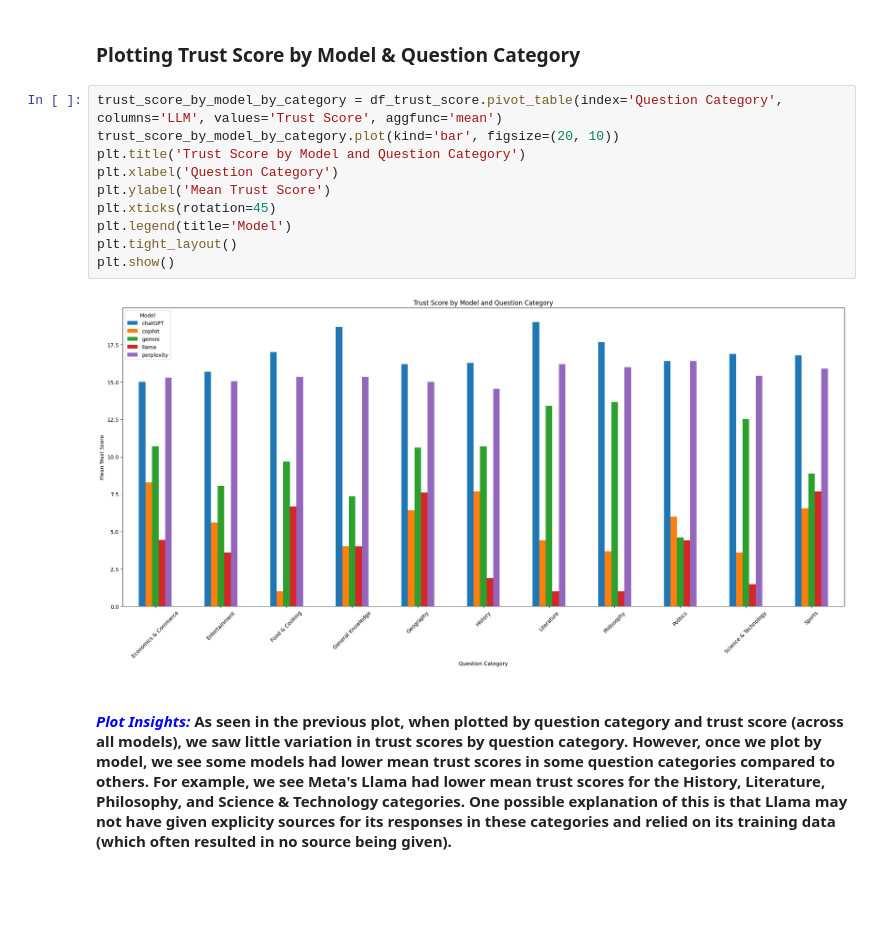
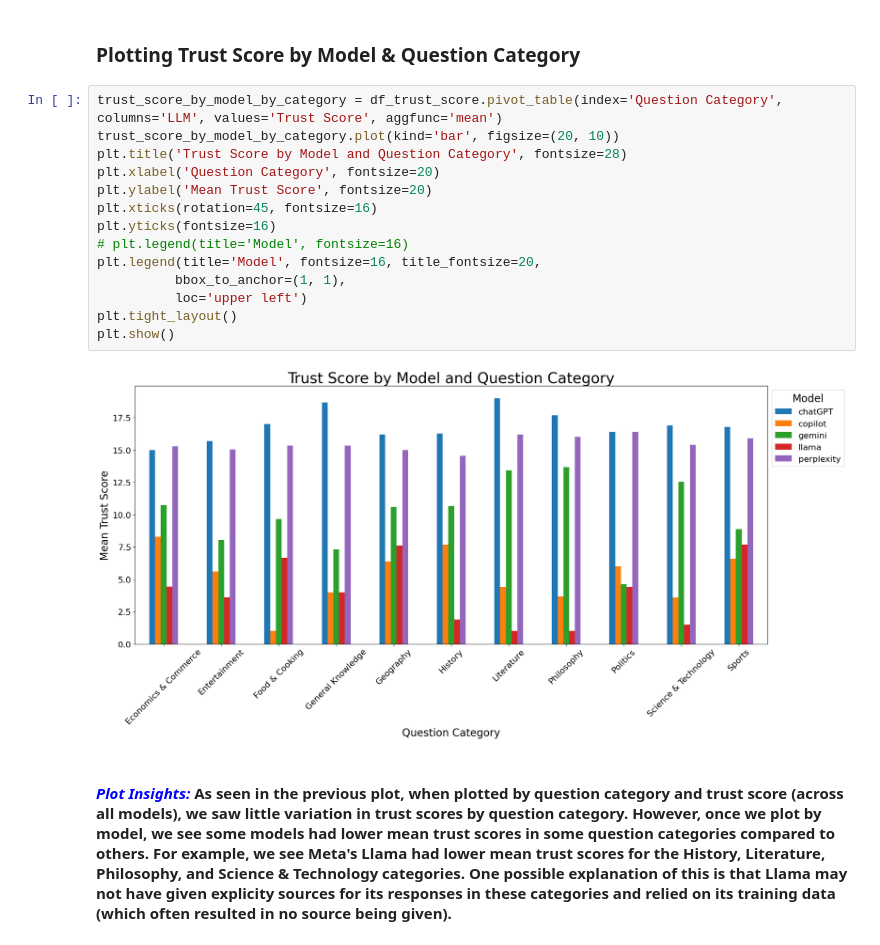
Before and after one commit to agreen8911/Building-Transparency-in-Search-Based-AI, a Jupyter notebook: data/eda.ipynb, the cells around one changed output. Drawn from its saved outputs; the diff is of its cells as text; blank space fills up the shorter version.

Commit message:
modified charts and downloaded for faact paper submission

```diff
--- a/data/eda.ipynb
+++ b/data/eda.ipynb
@@ -509,15 +525,19 @@ plt.show()
 # %%
 trust_score_by_model_by_category = df_trust_score.pivot_table(index='Question Category', columns='LLM', values='Trust Score', aggfunc='mean')
 trust_score_by_model_by_category.plot(kind='bar', figsize=(20, 10))
-plt.title('Trust Score by Model and Question Category')
-plt.xlabel('Question Category')
-plt.ylabel('Mean Trust Score')
-plt.xticks(rotation=45)
-plt.legend(title='Model')
+plt.title('Trust Score by Model and Question Category', fontsize=28)
+plt.xlabel('Question Category', fontsize=20)
+plt.ylabel('Mean Trust Score', fontsize=20)
+plt.xticks(rotation=45, fontsize=16)
+plt.yticks(fontsize=16)
+# plt.legend(title='Model', fontsize=16)
+plt.legend(title='Model', fontsize=16, title_fontsize=20,
+          bbox_to_anchor=(1, 1),
+          loc='upper left')
 plt.tight_layout()
 plt.show()
 # %% [output]
-[figure, old version]
+[figure, new version]
 # %% [markdown]
 #### <span style="color:blue">*Plot Insights:*</span> As seen in the previous plot, when plotted by question category and trust score (across all models), we saw little variation in trust scores by question category.  However, once we plot by model, we see some models had lower mean trust scores in some question categories compared to others.  For example, we see Meta's Llama had lower mean trust scores for the History, Literature, Philosophy, and Science & Technology categories.  One possible explanation of this is that Llama may not have given explicity sources for its responses in these categories and relied on its training data (which often resulted in no source being given).
 # %%
```
Also changed, not shown: parts of 1 cell of this notebook, 5 other files.
